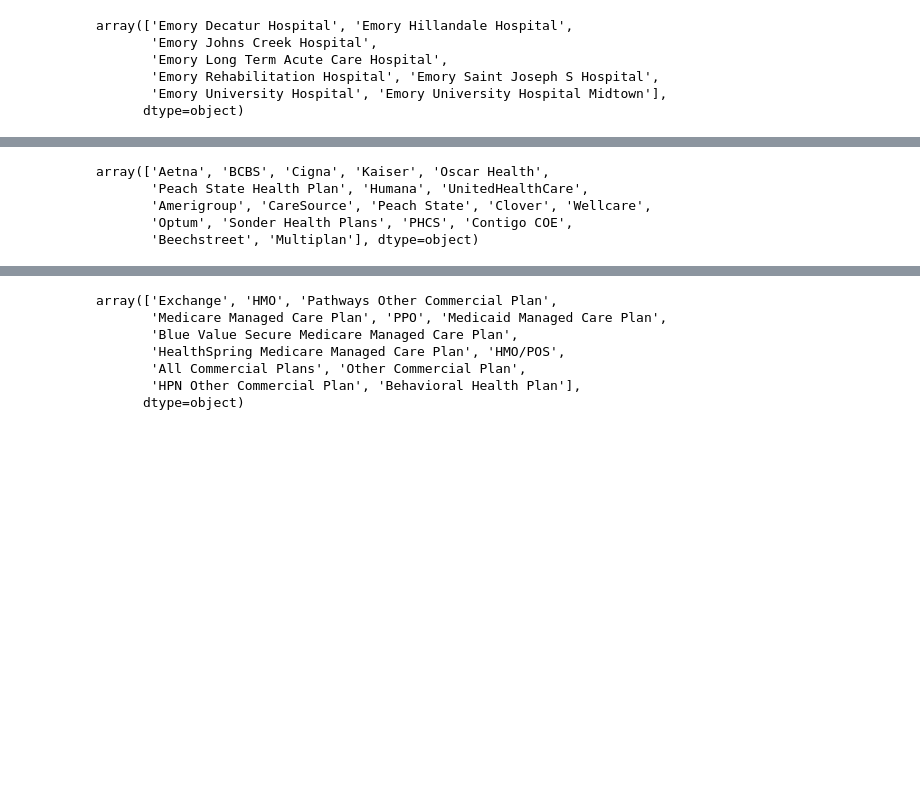
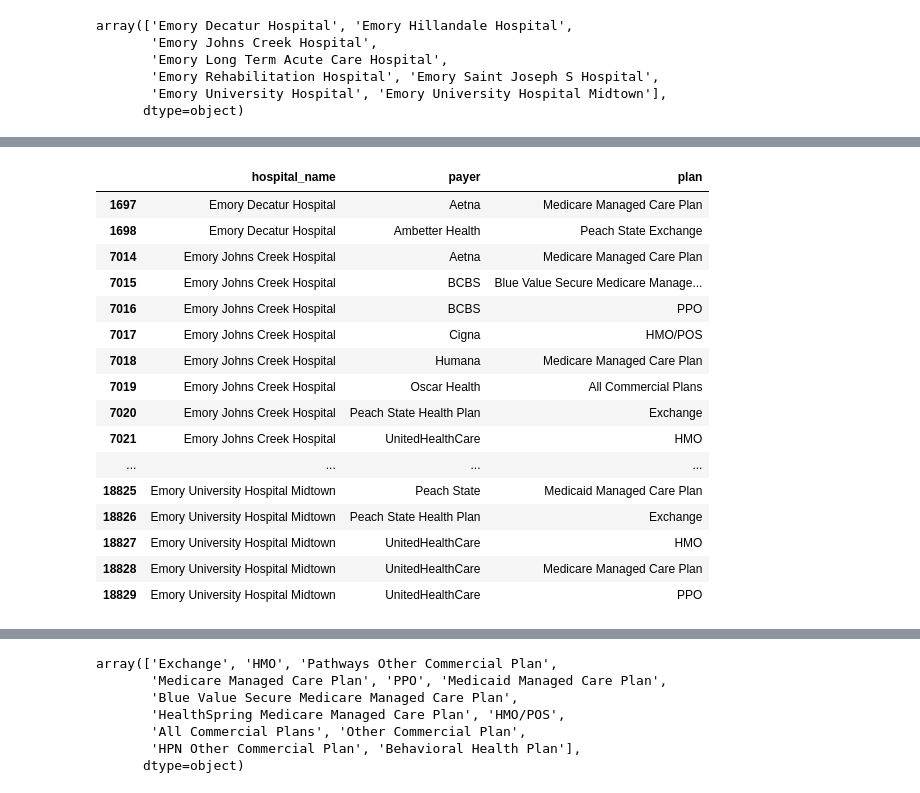
Before and after one commit to wmespi/honest-healthcare, a Jupyter notebook: etl/debug/Untitled.ipynb, the cells around one changed output, grey strips where cells are left out. Drawn from its saved outputs; the diff is of its cells as text; code cells hidden in the pictures; blank space fills up the shorter version.

```diff
--- a/etl/debug/Untitled.ipynb
+++ b/etl/debug/Untitled.ipynb
@@ -55,8 +68,20 @@ inpatient.describe(include='all')
 # %%
-outpatient['payer'].unique()
+outpatient[outpatient.procedure_type == 'Airway Endoscopy Level 3'][['hospital_name', 'payer', 'plan']].drop_duplicates().sort_values(['hospital_name', 'payer', 'plan'])
 # %% [output]
-array(['Aetna', 'BCBS', 'Cigna', 'Kaiser', 'Oscar Health',
-       'Peach State Health Plan', 'Humana', 'UnitedHealthCare',
-       'Amerigroup', 'CareSource', 'Peach State', 'Clover', 'Wellcare',
-       'Optum', 'Sonder Health Plans', 'PHCS', 'Contigo COE',
-       'Beechstreet', 'Multiplan'], dtype=object)
+|  | hospital_name | payer | plan |
+| 1697 | Emory Decatur Hospital | Aetna | Medicare Managed Care Plan |
+| 1698 | Emory Decatur Hospital | Ambetter Health | Peach State Exchange |
+| 7014 | Emory Johns Creek Hospital | Aetna | Medicare Managed Care Plan |
+| 7015 | Emory Johns Creek Hospital | BCBS | Blue Value Secure Medicare Manage... |
+| 7016 | Emory Johns Creek Hospital | BCBS | PPO |
+| 7017 | Emory Johns Creek Hospital | Cigna | HMO/POS |
+| 7018 | Emory Johns Creek Hospital | Humana | Medicare Managed Care Plan |
+| 7019 | Emory Johns Creek Hospital | Oscar Health | All Commercial Plans |
+| 7020 | Emory Johns Creek Hospital | Peach State Health Plan | Exchange |
+| 7021 | Emory Johns Creek Hospital | UnitedHealthCare | HMO |
+| ... | ... | ... | ... |
+| 18825 | Emory University Hospital Midtown | Peach State | Medicaid Managed Care Plan |
+| 18826 | Emory University Hospital Midtown | Peach State Health Plan | Exchange |
+| 18827 | Emory University Hospital Midtown | UnitedHealthCare | HMO |
+| 18828 | Emory University Hospital Midtown | UnitedHealthCare | Medicare Managed Care Plan |
+| 18829 | Emory University Hospital Midtown | UnitedHealthCare | PPO |
```
Also changed, not shown: parts of 8 cells of this notebook, 7 other files.
